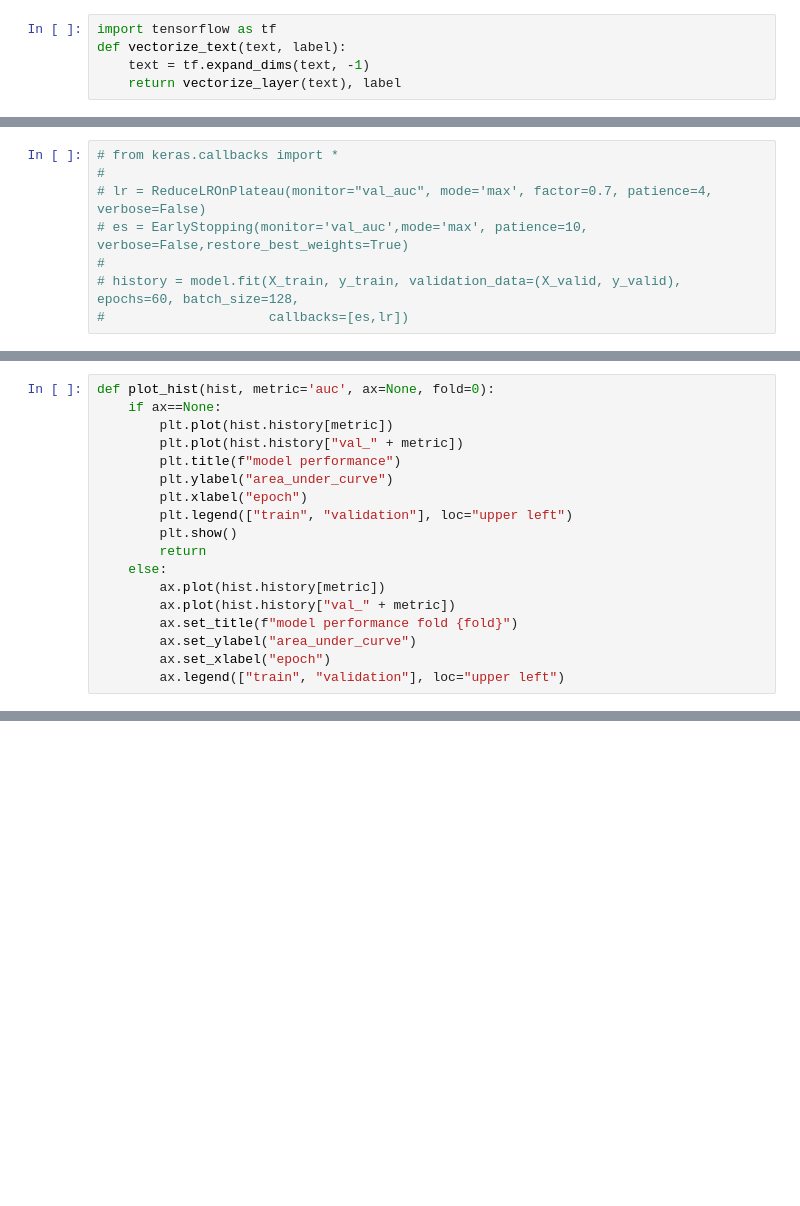
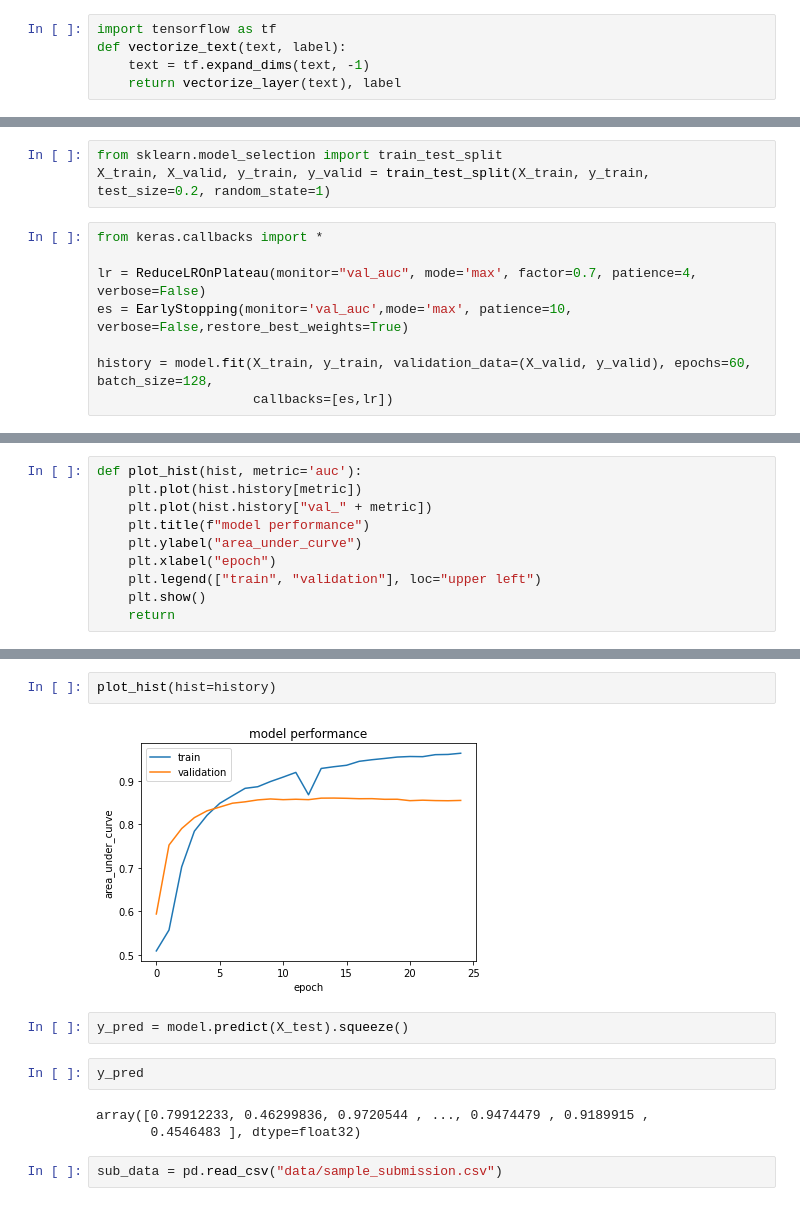
Before and after one commit to BoshiLee/kears_learning, a Jupyter notebook: training_project/Natural Language Processing with Disaster Tweets/nlp_disater_tweets.ipynb, the cells around one changed output, grey strips where cells are left out. Saved outputs shown, nothing was run; the diff lists cells and outputs as text; blank space fills up the shorter version.

```diff
--- a/training_project/Natural Language Processing with Disaster Tweets/nlp_disater_tweets.ipynb
+++ b/training_project/Natural Language Processing with Disaster Tweets/nlp_disater_tweets.ipynb
@@ -230,10 +226,13 @@ Trainable params: 12,964,225
 Non-trainable params: 0
 __________________________________________________________________________________________________
+# %%
+from sklearn.model_selection import train_test_split
+X_train, X_valid, y_train, y_valid = train_test_split(X_train, y_train, test_size=0.2, random_state=1)
 # %%
-# from keras.callbacks import *
-#
-# lr = ReduceLROnPlateau(monitor="val_auc", mode='max', factor=0.7, patience=4, verbose=False)
-# es = EarlyStopping(monitor='val_auc',mode='max', patience=10, verbose=False,restore_best_weights=True)
-#
-# history = model.fit(X_train, y_train, validation_data=(X_valid, y_valid), epochs=60, batch_size=128,
-#                     callbacks=[es,lr])
+from keras.callbacks import *
+
+lr = ReduceLROnPlateau(monitor="val_auc", mode='max', factor=0.7, patience=4, verbose=False)
+es = EarlyStopping(monitor='val_auc',mode='max', patience=10, verbose=False,restore_best_weights=True)
+
+history = model.fit(X_train, y_train, validation_data=(X_valid, y_valid), epochs=60, batch_size=128,
+                    callbacks=[es,lr])
@@ -240,18 +257,10 @@ ________________________________________________________________________________
 # %%
-def plot_hist(hist, metric='auc', ax=None, fold=0):
-    if ax==None:
-        plt.plot(hist.history[metric])
-        plt.plot(hist.history["val_" + metric])
-        plt.title(f"model performance")
-        plt.ylabel("area_under_curve")
-        plt.xlabel("epoch")
-        plt.legend(["train", "validation"], loc="upper left")
-        plt.show()
-        return
-    else:
-        ax.plot(hist.history[metric])
-        ax.plot(hist.history["val_" + metric])
-        ax.set_title(f"model performance fold {fold}")
-        ax.set_ylabel("area_under_curve")
-        ax.set_xlabel("epoch")
-        ax.legend(["train", "validation"], loc="upper left")
+def plot_hist(hist, metric='auc'):
+    plt.plot(hist.history[metric])
+    plt.plot(hist.history["val_" + metric])
+    plt.title(f"model performance")
+    plt.ylabel("area_under_curve")
+    plt.xlabel("epoch")
+    plt.legend(["train", "validation"], loc="upper left")
+    plt.show()
+    return
@@ -306,0 +267,13 @@ Fold: 1
+# %%
+plot_hist(hist=history)
+# %% [output]
+[figure, added]
+# %%
+y_pred = model.predict(X_test).squeeze()
+# %%
+y_pred
+# %% [output]
+array([0.79912233, 0.46299836, 0.9720544 , ..., 0.9474479 , 0.9189915 ,
+       0.4546483 ], dtype=float32)
+# %%
+sub_data = pd.read_csv("data/sample_submission.csv")
```
Also changed, not shown: parts of 10 cells of this notebook.
